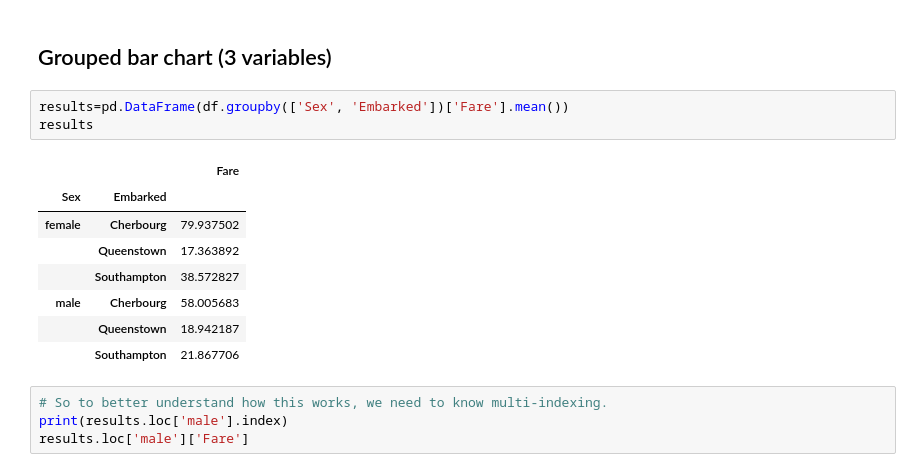
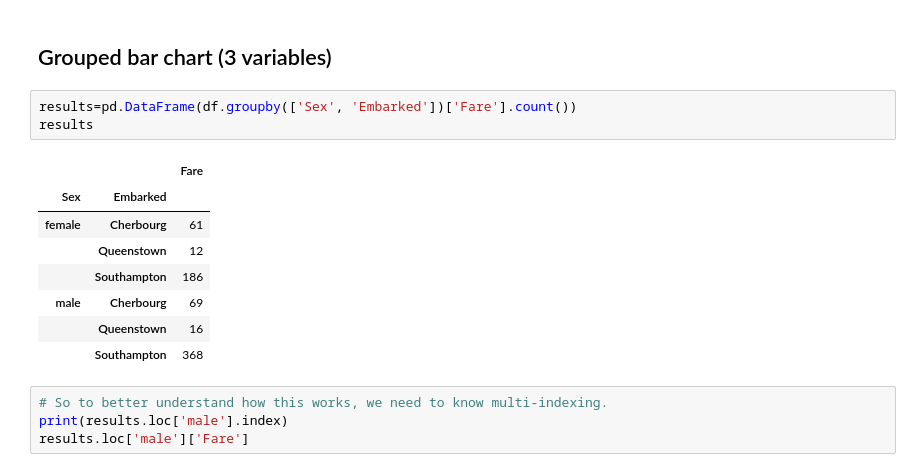
Before and after one commit to yixlim/304-titanic-dropdown, a Jupyter notebook: scratch_paper.ipynb, the cells around one changed output. Cells and saved outputs as stored; diff of their text form.

```diff
--- a/scratch_paper.ipynb
+++ b/scratch_paper.ipynb
@@ -121,17 +128,17 @@ sex_embark
 # %% [markdown]
 ## Grouped bar chart (3 variables)
 # %%
-results=pd.DataFrame(df.groupby(['Sex', 'Embarked'])['Fare'].mean())
+results=pd.DataFrame(df.groupby(['Sex', 'Embarked'])['Fare'].count())
 results
 # %% [output]
 |  |  | Fare |
 | Sex | Embarked |  |
-| female | Cherbourg | 79.937502 |
-|  | Queenstown | 17.363892 |
-|  | Southampton | 38.572827 |
-| male | Cherbourg | 58.005683 |
-|  | Queenstown | 18.942187 |
-|  | Southampton | 21.867706 |
+| female | Cherbourg | 61 |
+|  | Queenstown | 12 |
+|  | Southampton | 186 |
+| male | Cherbourg | 69 |
+|  | Queenstown | 16 |
+|  | Southampton | 368 |
 # %%
 # So to better understand how this works, we need to know multi-indexing.
 print(results.loc['male'].index)
```
Also changed, not shown: parts of 7 cells of this notebook, 1 other file.
